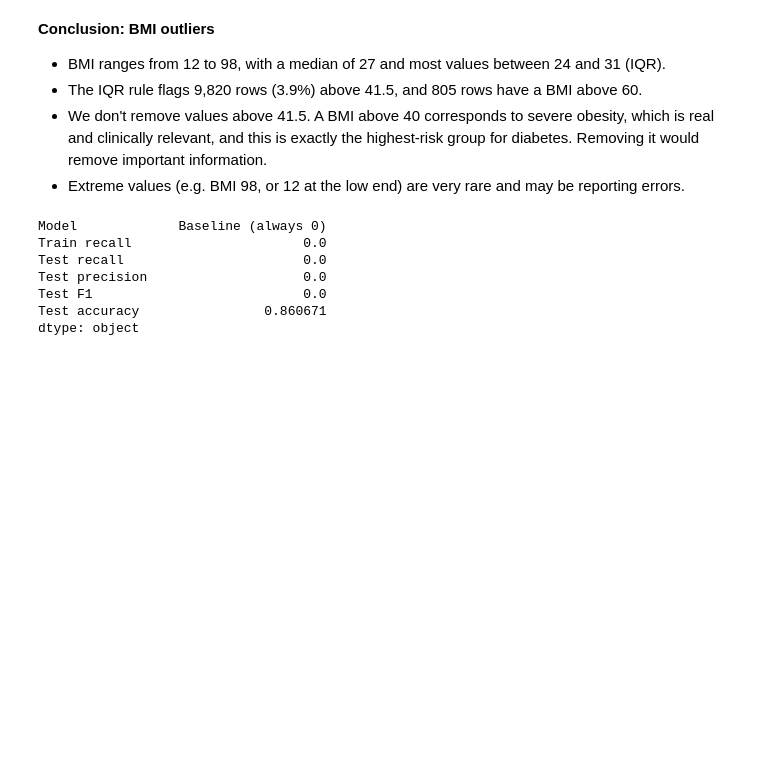
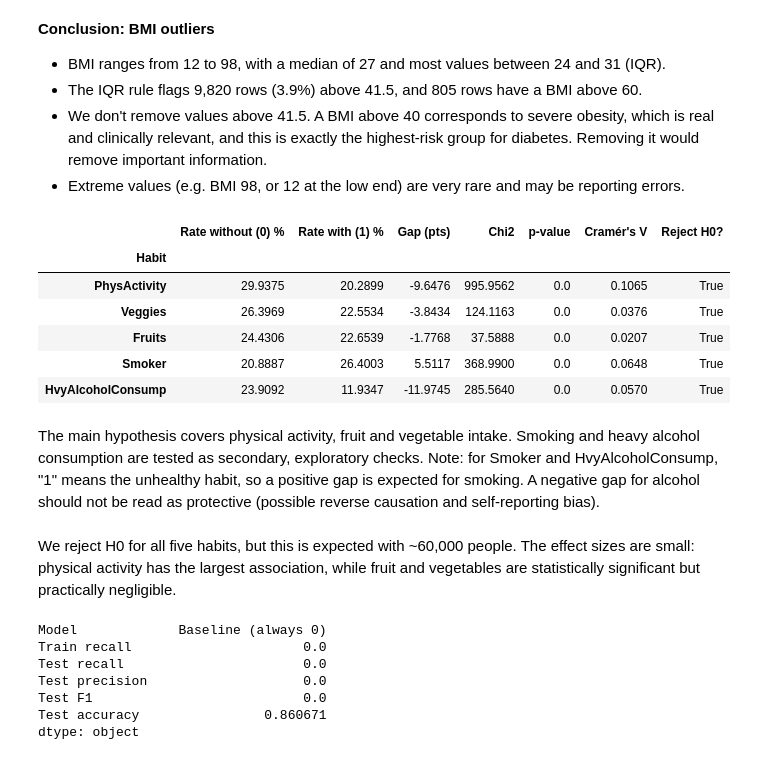
Before and after one commit to juanjcontreras/ml_project, a Jupyter notebook: notebooks/lifestyle_analysis_catarina.ipynb, the cells around one changed output. Drawn from its saved outputs; the diff is of its cells as text; code cells hidden in the pictures; blank space fills up the shorter version.

```diff
--- a/notebooks/lifestyle_analysis_catarina.ipynb
+++ b/notebooks/lifestyle_analysis_catarina.ipynb
@@ -253,7 +253,7 @@ Name: Diabetes_binary, dtype: float64
 # BMI ≥ 30.0 indicates obesity
 # %%
 # Of the people in this group, how many have (pre)diabetes?
-obese = df_lifestyle[df["BMI"] >= 30]
+obese = df_lifestyle[df_lifestyle["BMI"] >= 30]
 
 for col in ["Fruits", "Veggies", "PhysActivity"]:
     print(obese.groupby(col)["Diabetes_binary"].mean().round(3), "\n")
@@ -343,3 +343,41 @@ Rows with BMI > 60: 805
 - The IQR rule flags 9,820 rows (3.9%) above 41.5, and 805 rows have a BMI above 60.
 - We don't remove values above 41.5. A BMI above 40 corresponds to severe obesity, which is real and clinically relevant, and this is exactly the highest-risk group for diabetes. Removing it would remove important information.
 - Extreme values (e.g. BMI 98, or 12 at the low end) are very rare and may be reporting errors.
+# %%
+import numpy as np
+from scipy.stats import chi2_contingency
+
+# Chi-square test for each habit, among people with obesity (BMI >= 30)
+obese = df_lifestyle[df_lifestyle["BMI"] >= 30]
+
+test_rows = []
+for col in ["PhysActivity", "Veggies", "Fruits", "Smoker", "HvyAlcoholConsump"]:
+    table = pd.crosstab(obese[col], obese["Diabetes_binary"])
+    chi2, p_value, _, _ = chi2_contingency(table)
+    rates = obese.groupby(col)["Diabetes_binary"].mean() * 100
+    cramers_v = np.sqrt(chi2 / table.values.sum())   # effect size for a 2x2 table (0 = none, 1 = perfect)
+    test_rows.append({
+        "Habit": col,
+        "Rate without (0) %": rates[0],
+        "Rate with (1) %": rates[1],
+        "Gap (pts)": rates[1] - rates[0],
+        "Chi2": chi2,
+        "p-value": p_value,
+        "Cramér's V": cramers_v,
+        "Reject H0?": p_value < 0.05,
+    })
+
+pd.DataFrame(test_rows).set_index("Habit").round(4)
+# %% [output]
+|  | Rate without (0) % | Rate with (1) % | Gap (pts) | Chi2 | p-value | Cramér's V | Reject H0? |
+| Habit |  |  |  |  |  |  |  |
+| PhysActivity | 29.9375 | 20.2899 | -9.6476 | 995.9562 | 0.0 | 0.1065 | True |
+| Veggies | 26.3969 | 22.5534 | -3.8434 | 124.1163 | 0.0 | 0.0376 | True |
+| Fruits | 24.4306 | 22.6539 | -1.7768 | 37.5888 | 0.0 | 0.0207 | True |
+| Smoker | 20.8887 | 26.4003 | 5.5117 | 368.9900 | 0.0 | 0.0648 | True |
+| HvyAlcoholConsump | 23.9092 | 11.9347 | -11.9745 | 285.5640 | 0.0 | 0.0570 | True |
+# %% [markdown]
+The main hypothesis covers physical activity, fruit and vegetable intake. Smoking and heavy alcohol consumption are tested as secondary, exploratory checks.
+Note: for Smoker and HvyAlcoholConsump, "1" means the unhealthy habit, so a positive gap is expected for smoking. A negative gap for alcohol should not be read as protective (possible reverse causation and self-reporting bias).
+# %% [markdown]
+We reject H0 for all five habits, but this is expected with ~60,000 people. The effect sizes are small: physical activity has the largest association, while fruit and vegetables are statistically significant but practically negligible.
```
Also changed, not shown: parts of 13 cells of this notebook, 3 other files.
